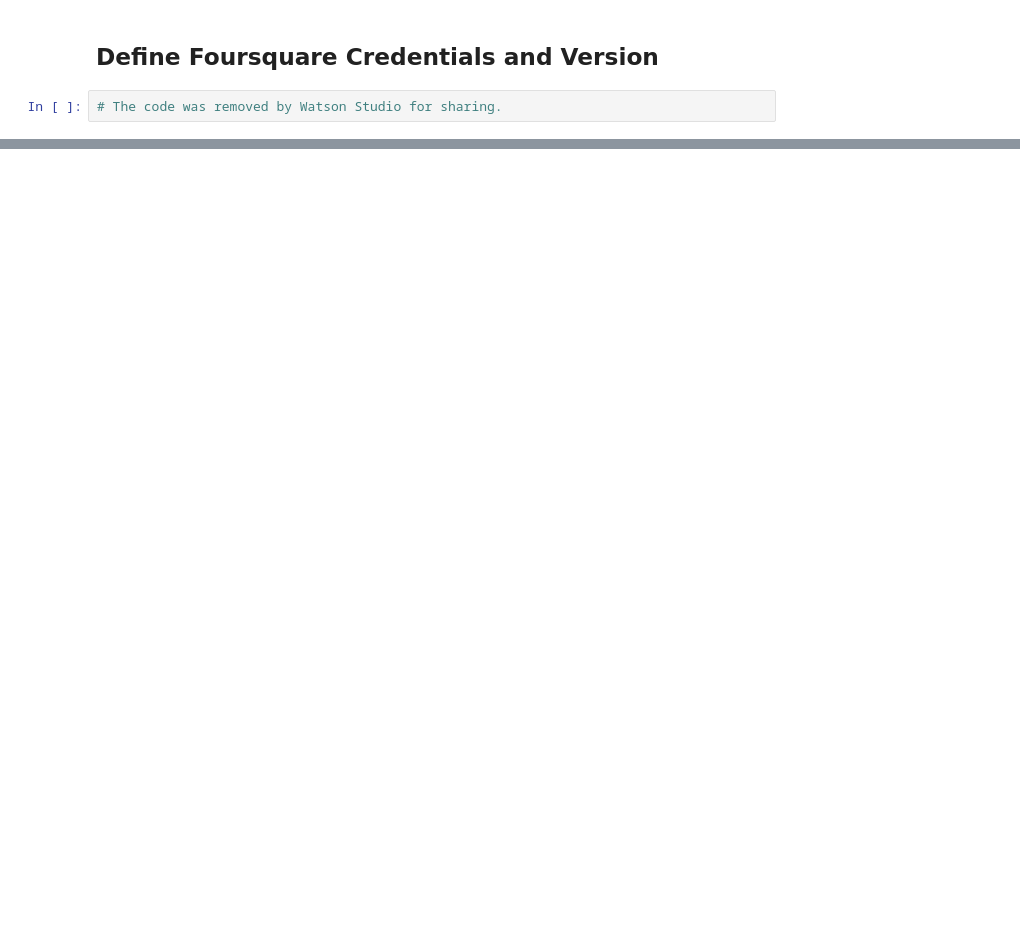
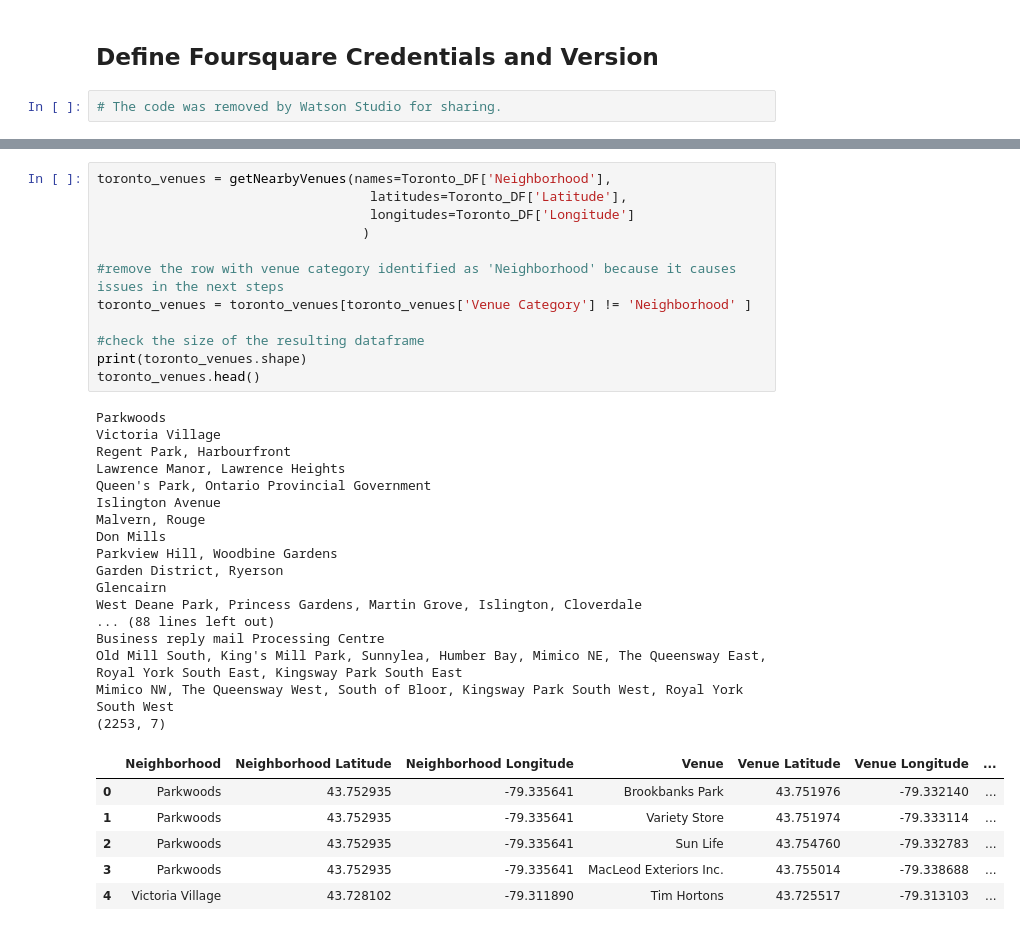
Before and after one commit to AL-DataScience/Capstone_Project_IBM, a Jupyter notebook: Course9_Week3_Assignment.ipynb, the cells around one changed output, grey strips where cells are left out. Cells and saved outputs as stored; diff of their text form; blank space fills up the shorter version.

```diff
--- a/Course9_Week3_Assignment.ipynb
+++ b/Course9_Week3_Assignment.ipynb
@@ -178,0 +234,36 @@ map_toronto
+# %%
+toronto_venues = getNearbyVenues(names=Toronto_DF['Neighborhood'],
+                                   latitudes=Toronto_DF['Latitude'],
+                                   longitudes=Toronto_DF['Longitude']
+                                  )
+
+#remove the row with venue category identified as 'Neighborhood' because it causes issues in the next steps
+toronto_venues = toronto_venues[toronto_venues['Venue Category'] != 'Neighborhood' ]
+
+#check the size of the resulting dataframe
+print(toronto_venues.shape)
+toronto_venues.head()
+# %% [output]
+Parkwoods
+Victoria Village
+Regent Park, Harbourfront
+Lawrence Manor, Lawrence Heights
+Queen's Park, Ontario Provincial Government
+Islington Avenue
+Malvern, Rouge
+Don Mills
+Parkview Hill, Woodbine Gardens
+Garden District, Ryerson
+Glencairn
+West Deane Park, Princess Gardens, Martin Grove, Islington, Cloverdale
+... (88 lines left out)
+Business reply mail Processing Centre
+Old Mill South, King's Mill Park, Sunnylea, Humber Bay, Mimico NE, The Queensway East, Royal York South East, Kingsway Park South East
+Mimico NW, The Queensway West, South of Bloor, Kingsway Park South West, Royal York South West
+(2253, 7)
+|  | Neighborhood | Neighborhood Latitude | Neighborhood Longitude | Venue | Venue Latitude | Venue Longitude | ... |
+| 0 | Parkwoods | 43.752935 | -79.335641 | Brookbanks Park | 43.751976 | -79.332140 | ... |
+| 1 | Parkwoods | 43.752935 | -79.335641 | Variety Store | 43.751974 | -79.333114 | ... |
+| 2 | Parkwoods | 43.752935 | -79.335641 | Sun Life | 43.754760 | -79.332783 | ... |
+| 3 | Parkwoods | 43.752935 | -79.335641 | MacLeod Exteriors Inc. | 43.755014 | -79.338688 | ... |
+| 4 | Victoria Village | 43.728102 | -79.311890 | Tim Hortons | 43.725517 | -79.313103 | ... |
```
Also changed, not shown: parts of 24 cells of this notebook.
